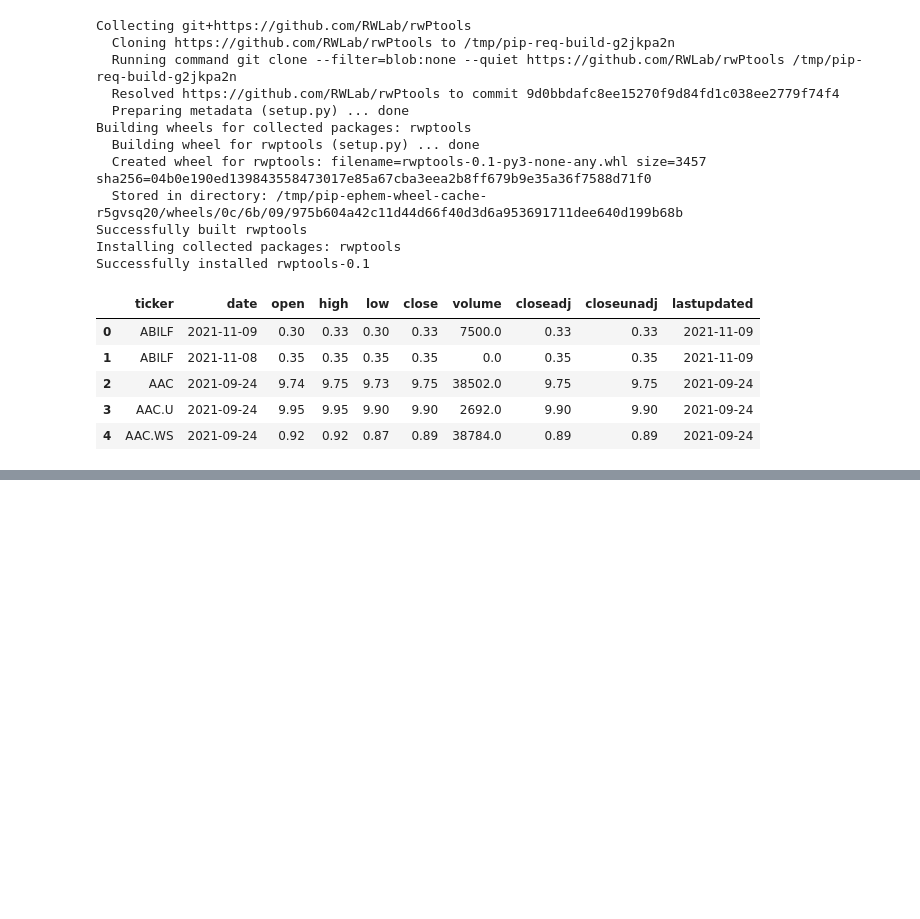
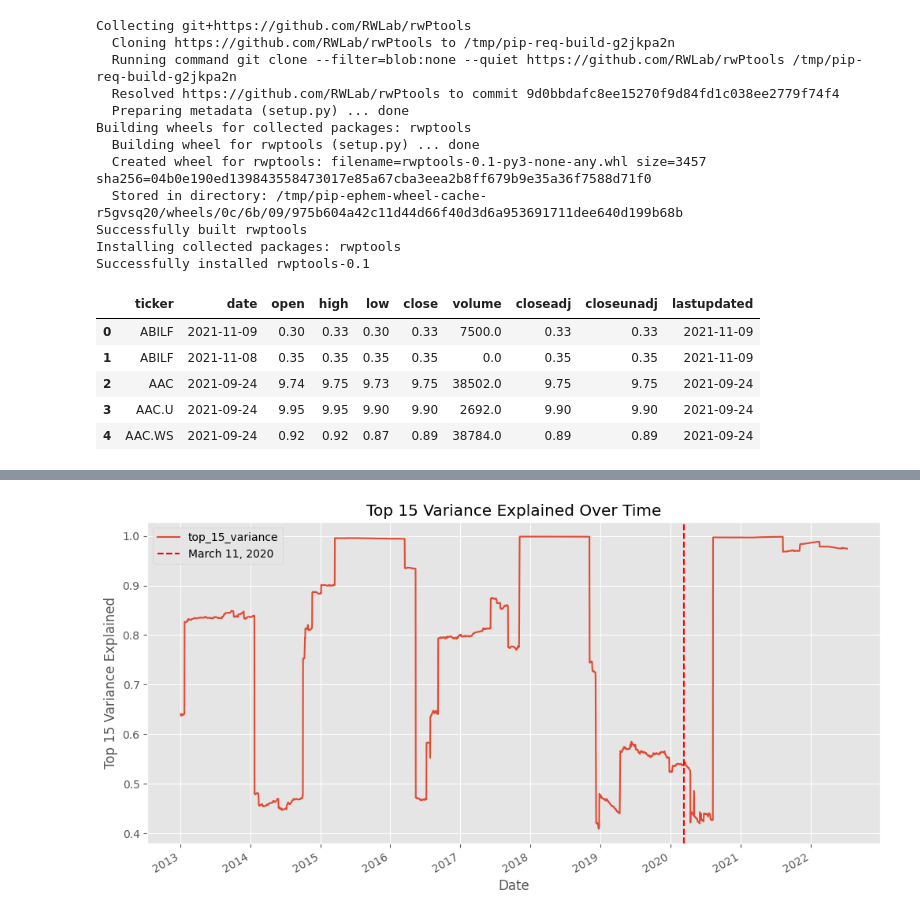
Before and after one commit to richy1996/Springboard_20_3_Data_Storytelling, a Jupyter notebook: Stock_Features_Explain.ipynb, the cells around one changed output, grey strips where cells are left out. Cells and saved outputs as stored; diff of their text form; code cells hidden in the pictures; blank space fills up the shorter version.

```diff
--- a/Stock_Features_Explain.ipynb
+++ b/Stock_Features_Explain.ipynb
@@ -59,0 +233,13 @@ data.head()
+# %%
+# Plot the top_15_variance column
+ax = results_df['top_15_variance'].plot(figsize=(12, 6), title='Top 15 Variance Explained Over Time')
+plt.xlabel('Date')
+plt.ylabel('Top 15 Variance Explained')
+
+# Add a vertical line at the date March 11, 2020
+plt.axvline(x='2020-03-11', color='red', linestyle='--', label='March 11, 2020')
+plt.legend()
+
+plt.show()
+# %% [output]
+[figure, added]
```
Also changed, not shown: parts of 26 cells of this notebook.
